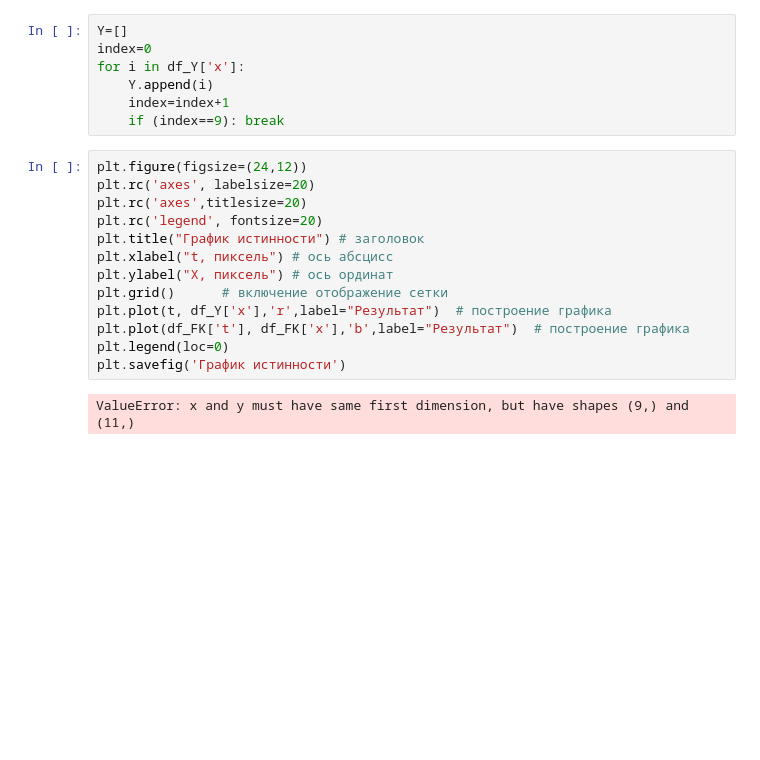
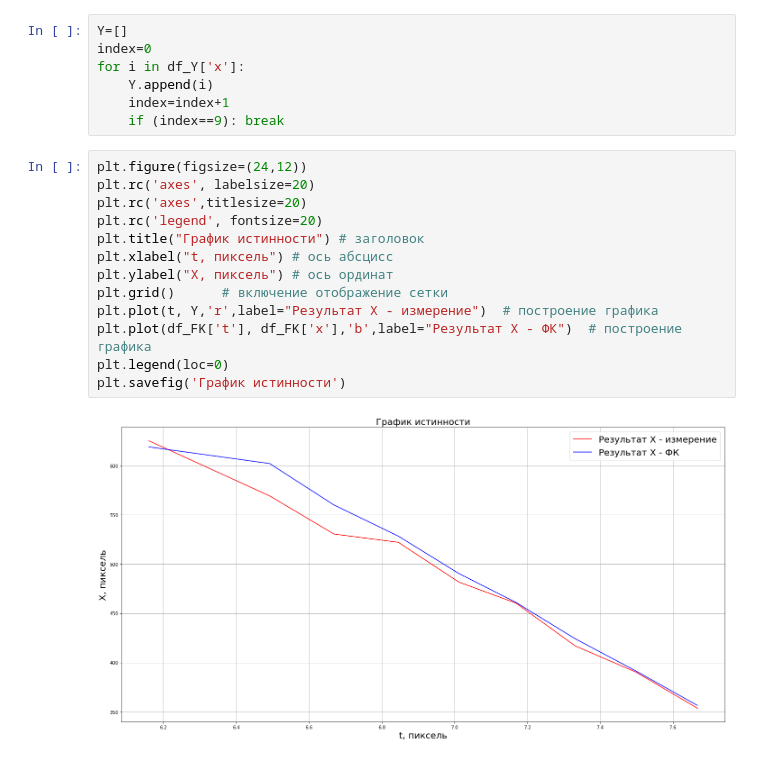
Before and after one commit to ShayhMaksim/Qr-detection, a Jupyter notebook: test.ipynb, the cells around one changed output. Cells and saved outputs as stored; diff of their text form; blank space fills up the shorter version.

```diff
--- a/test.ipynb
+++ b/test.ipynb
@@ -25,15 +25,15 @@ for i in df_Y['x']:
 # %%
 plt.figure(figsize=(24,12))
 plt.rc('axes', labelsize=20)
 plt.rc('axes',titlesize=20)
 plt.rc('legend', fontsize=20)
 plt.title("График истинности") # заголовок
 plt.xlabel("t, пиксель") # ось абсцисс
 plt.ylabel("X, пиксель") # ось ординат
 plt.grid()      # включение отображение сетки
-plt.plot(t, df_Y['x'],'r',label="Результат")  # построение графика
-plt.plot(df_FK['t'], df_FK['x'],'b',label="Результат")  # построение графика
+plt.plot(t, Y,'r',label="Результат X - измерение")  # построение графика
+plt.plot(df_FK['t'], df_FK['x'],'b',label="Результат X - ФК")  # построение графика
 plt.legend(loc=0)
 plt.savefig('График истинности')
 # %% [output]
-ValueError: x and y must have same first dimension, but have shapes (9,) and (11,)
+[figure, added]
```
Also changed, not shown: parts of 2 cells of this notebook, 1 other file.
